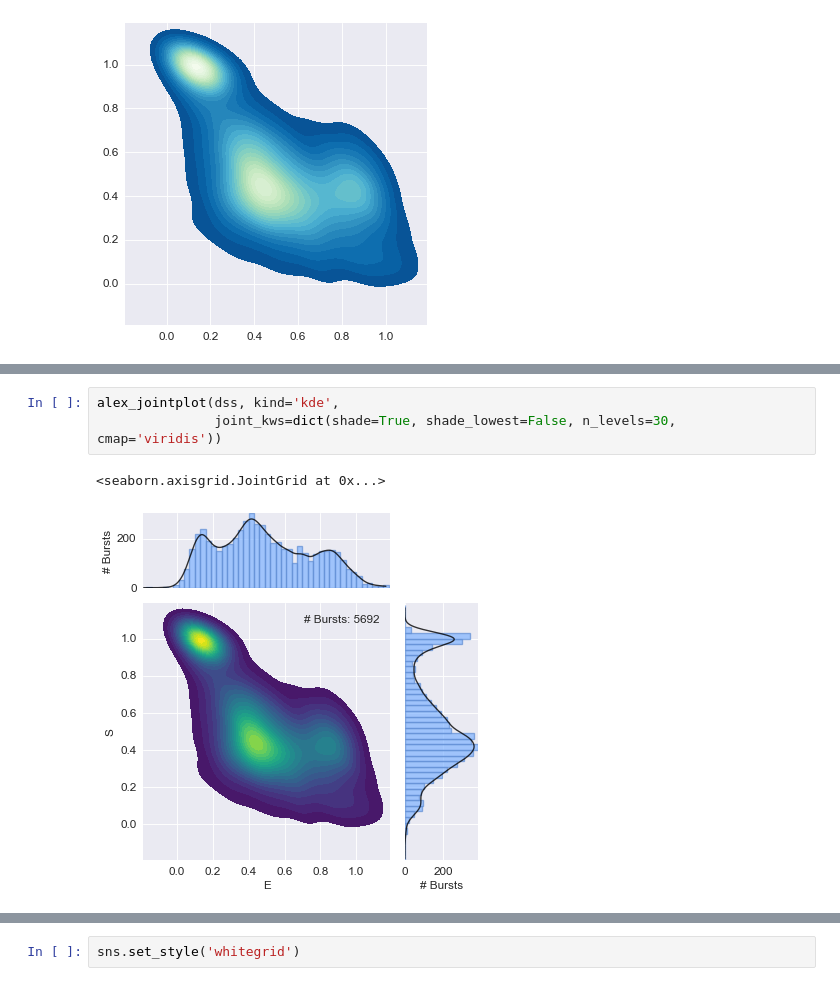
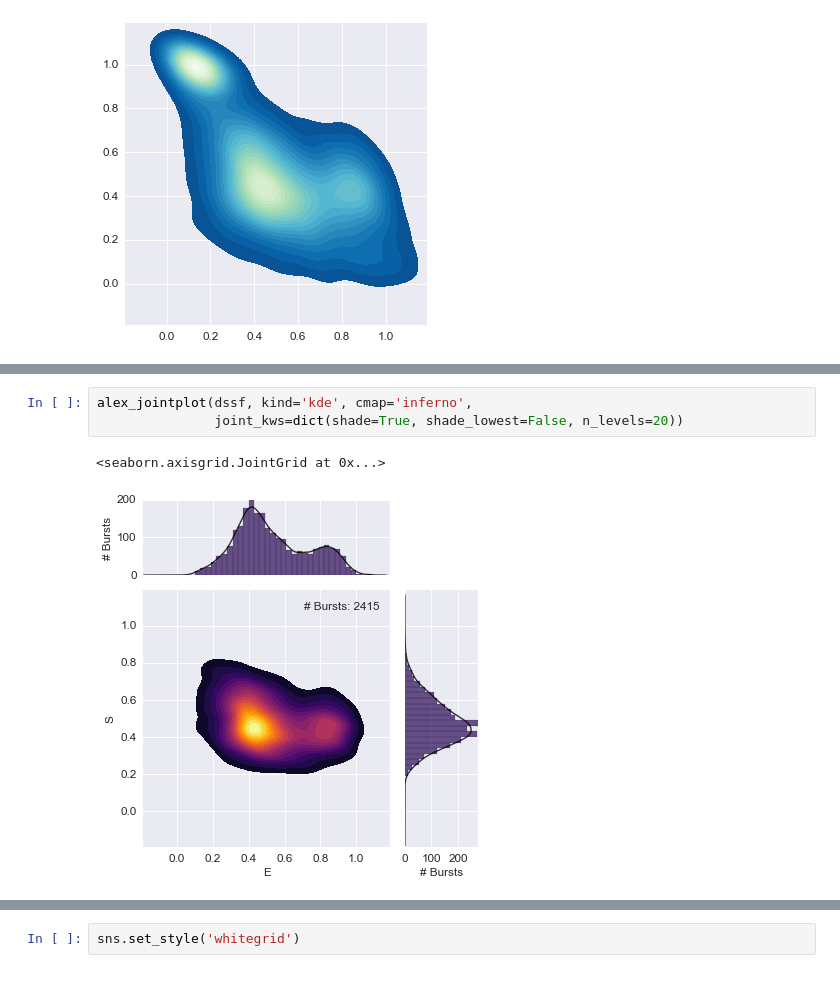
Before and after one commit to tritemio/FRETBursts_notebooks, a Jupyter notebook: notebooks/Example - usALEX histogram.ipynb, the cells around one changed output, grey strips where cells are left out. Saved outputs shown, nothing was run; the diff lists cells and outputs as text.

Commit message:
Update notebooks with new plot style

```diff
--- a/notebooks/Example - usALEX histogram.ipynb
+++ b/notebooks/Example - usALEX histogram.ipynb
@@ -171,6 +214,6 @@ alex_jointplot(ds, kind='hex',
 # %%
-alex_jointplot(dss, kind='kde',
-               joint_kws=dict(shade=True, shade_lowest=False, n_levels=30, cmap='viridis'))
+alex_jointplot(dssf, kind='kde', cmap='inferno',
+               joint_kws=dict(shade=True, shade_lowest=False, n_levels=20))
 # %% [output]
 <seaborn.axisgrid.JointGrid at 0x...>
-[figure, old version]
+[figure, new version]
```
Also changed, not shown: parts of 21 cells of this notebook, 5 other files.
